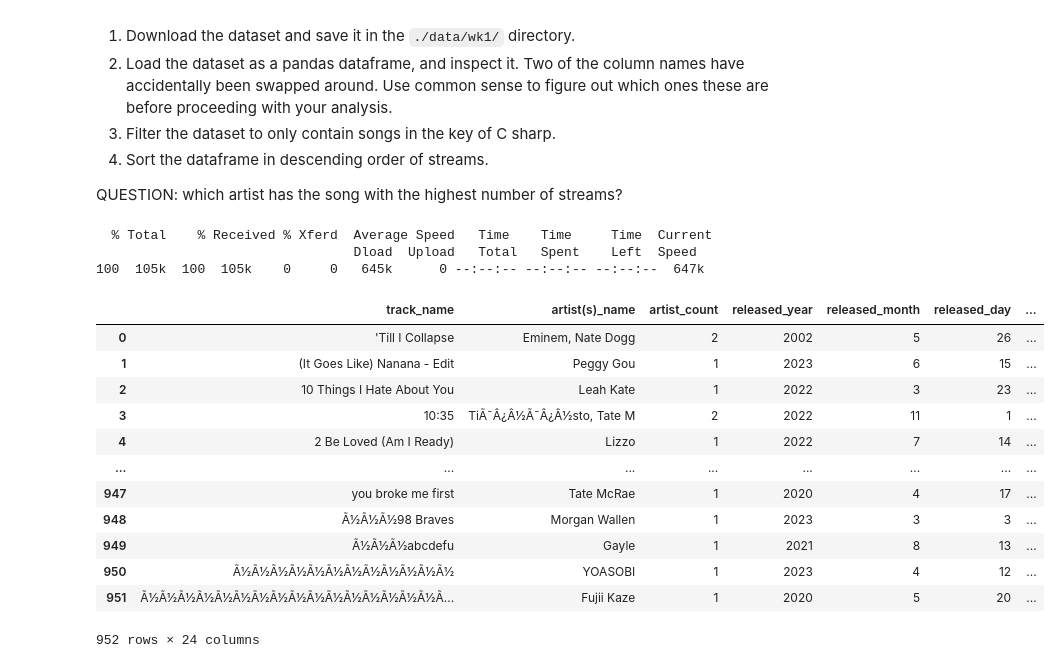
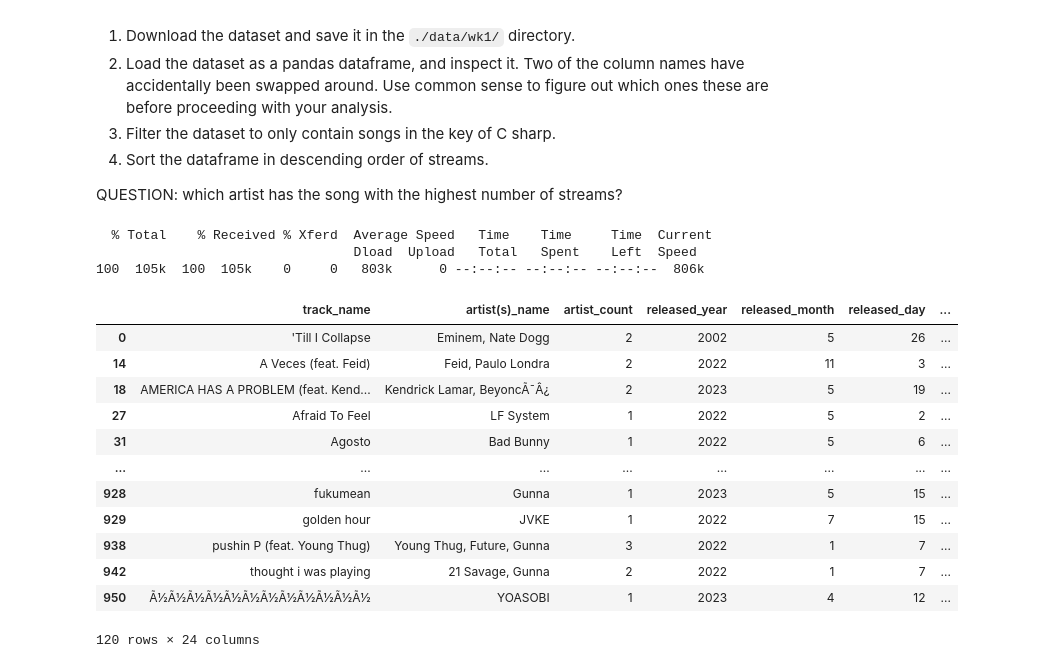
Before and after one commit to Kate823-jjj/QM-1, a Jupyter notebook: notebooks/W01. Python Recap.ipynb, the cells around one changed output. Saved outputs shown, nothing was run; the diff lists cells and outputs as text; code cells hidden in the pictures.

```diff
--- a/notebooks/W01. Python Recap.ipynb
+++ b/notebooks/W01. Python Recap.ipynb
@@ -259,22 +259,34 @@ QUESTION: which artist has the song with the highest number of streams?
 # %%
 # use this code cell to answer the question
 !curl  https://storage.googleapis.com/qm2/wk1/spotify-2023.csv -o ./data/wk1/spotify-2023.csv
 df = pandas.read_csv('./data/wk1/spotify-2023.csv')
 df
+df.rename(columns={'bpm': 'streams', 'streams': 'bpm'}, inplace=True)
+df
+c_sharp_song=df[df['key'] == 'C#']
+c_sharp_song
+# # Filter for songs in the key of C sharp (C#)
+# c_sharp_songs = df[df['key'] == 'C#']
+
+# # Sort by streams in descending order
+# c_sharp_songs_sorted = c_sharp_songs.sort_values('streams', ascending=False)
+
+# # Display the sorted dataframe
+# print(c_sharp_songs_sorted[['track_name', 'artist(s)_name', 'streams']])
 # %% [output]
   % Total    % Received % Xferd  Average Speed   Time    Time     Time  Current
                                  Dload  Upload   Total   Spent    Left  Speed
-100  105k  100  105k    0     0   645k      0 --:--:-- --:--:-- --:--:--  647k
+100  105k  100  105k    0     0   803k      0 --:--:-- --:--:-- --:--:--  806k
 |  | track_name | artist(s)_name | artist_count | released_year | released_month | released_day | ... |
 | 0 | 'Till I Collapse | Eminem, Nate Dogg | 2 | 2002 | 5 | 26 | ... |
-| 1 | (It Goes Like) Nanana - Edit | Peggy Gou | 1 | 2023 | 6 | 15 | ... |
-| 2 | 10 Things I Hate About You | Leah Kate | 1 | 2022 | 3 | 23 | ... |
-| 3 | 10:35 | TiÃ¯Â¿Â½Ã¯Â¿Â½sto, Tate M | 2 | 2022 | 11 | 1 | ... |
-| 4 | 2 Be Loved (Am I Ready) | Lizzo | 1 | 2022 | 7 | 14 | ... |
+| 14 | A Veces (feat. Feid) | Feid, Paulo Londra | 2 | 2022 | 11 | 3 | ... |
+| 18 | AMERICA HAS A PROBLEM (feat. Kend... | Kendrick Lamar, BeyoncÃ¯Â¿ | 2 | 2023 | 5 | 19 | ... |
+| 27 | Afraid To Feel | LF System | 1 | 2022 | 5 | 2 | ... |
+| 31 | Agosto | Bad Bunny | 1 | 2022 | 5 | 6 | ... |
 | ... | ... | ... | ... | ... | ... | ... | ... |
-| 947 | you broke me first | Tate McRae | 1 | 2020 | 4 | 17 | ... |
-| 948 | Ã½Ã½Ã½98 Braves | Morgan Wallen | 1 | 2023 | 3 | 3 | ... |
-| 949 | Ã½Ã½Ã½abcdefu | Gayle | 1 | 2021 | 8 | 13 | ... |
+| 928 | fukumean | Gunna | 1 | 2023 | 5 | 15 | ... |
+| 929 | golden hour | JVKE | 1 | 2022 | 7 | 15 | ... |
+| 938 | pushin P (feat. Young Thug) | Young Thug, Future, Gunna | 3 | 2022 | 1 | 7 | ... |
+| 942 | thought i was playing | 21 Savage, Gunna | 2 | 2022 | 1 | 7 | ... |
 | 950 | Ã½Ã½Ã½Ã½Ã½Ã½Ã½Ã½Ã½Ã½Ã½Ã½ | YOASOBI | 1 | 2023 | 4 | 12 | ... |
-| 951 | Ã½Ã½Ã½Ã½Ã½Ã½Ã½Ã½Ã½Ã½Ã½Ã½Ã½Ã½Ã½Ã½Ã... | Fujii Kaze | 1 | 2020 | 5 | 20 | ... |
-952 rows × 24 columns
+120 rows × 24 columns
```
